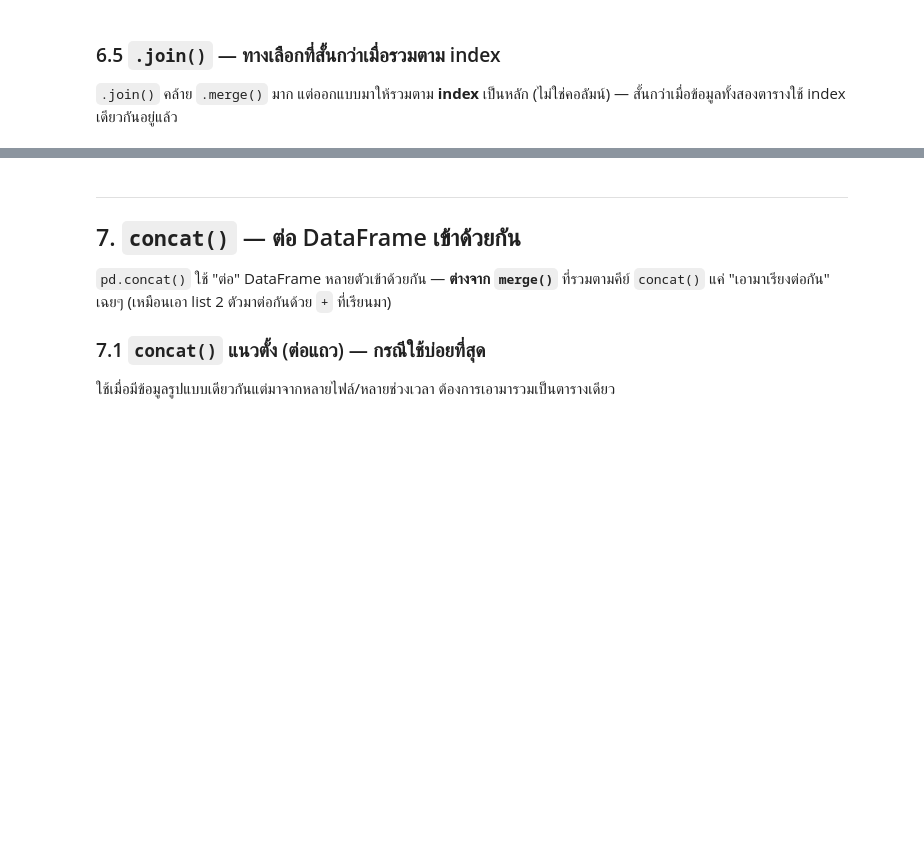
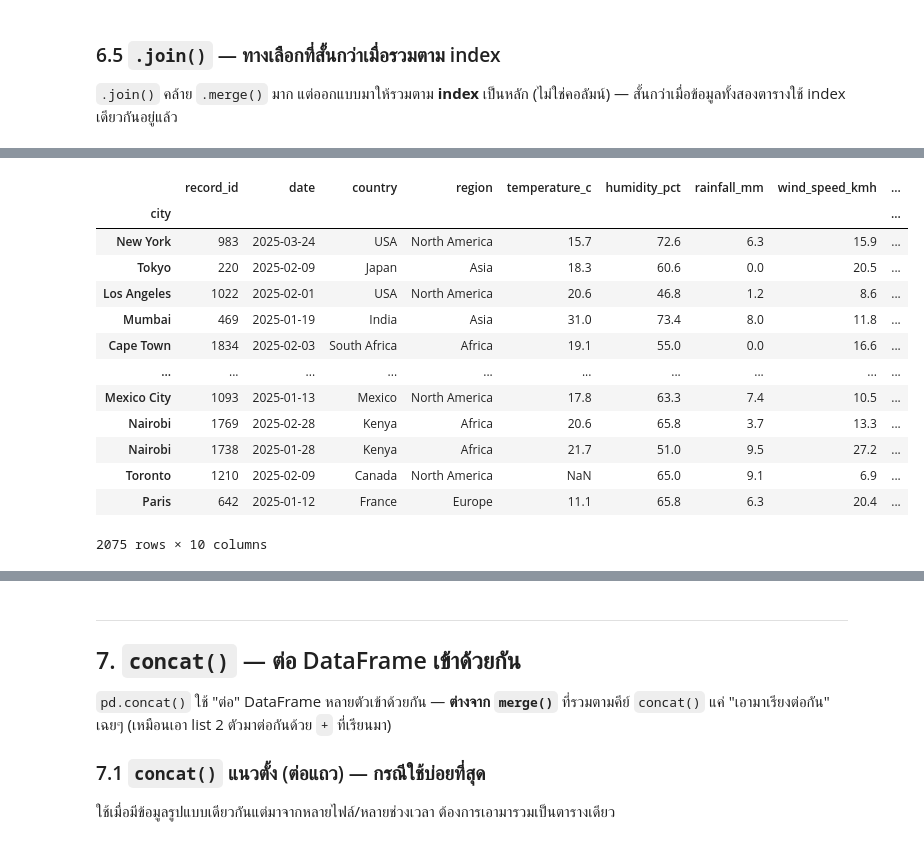
Before and after one commit to phatchariya202/683020589-0_Phatchariya, a Jupyter notebook: Module-A-Notebooks/SC612104_Session09_Pandas_Advanced.ipynb, the cells around one changed output, grey strips where cells are left out. Drawn from its saved outputs; the diff is of its cells as text; code cells hidden in the pictures; blank space fills up the shorter version.

```diff
--- a/Module-A-Notebooks/SC612104_Session09_Pandas_Advanced.ipynb
+++ b/Module-A-Notebooks/SC612104_Session09_Pandas_Advanced.ipynb
@@ -746,3 +895,20 @@ print(f"\nshape สุดท้าย: {full_data.shape}")
+# %%
+df.set_index("city")
+# %% [output]
+|  | record_id | date | country | region | temperature_c | humidity_pct | rainfall_mm | wind_speed_kmh | ... |
+| city |  |  |  |  |  |  |  |  | ... |
+| New York | 983 | 2025-03-24 | USA | North America | 15.7 | 72.6 | 6.3 | 15.9 | ... |
+| Tokyo | 220 | 2025-02-09 | Japan | Asia | 18.3 | 60.6 | 0.0 | 20.5 | ... |
+| Los Angeles | 1022 | 2025-02-01 | USA | North America | 20.6 | 46.8 | 1.2 | 8.6 | ... |
+| Mumbai | 469 | 2025-01-19 | India | Asia | 31.0 | 73.4 | 8.0 | 11.8 | ... |
+| Cape Town | 1834 | 2025-02-03 | South Africa | Africa | 19.1 | 55.0 | 0.0 | 16.6 | ... |
+| ... | ... | ... | ... | ... | ... | ... | ... | ... | ... |
+| Mexico City | 1093 | 2025-01-13 | Mexico | North America | 17.8 | 63.3 | 7.4 | 10.5 | ... |
+| Nairobi | 1769 | 2025-02-28 | Kenya | Africa | 20.6 | 65.8 | 3.7 | 13.3 | ... |
+| Nairobi | 1738 | 2025-01-28 | Kenya | Africa | 21.7 | 51.0 | 9.5 | 27.2 | ... |
+| Toronto | 1210 | 2025-02-09 | Canada | North America | NaN | 65.0 | 9.1 | 6.9 | ... |
+| Paris | 642 | 2025-01-12 | France | Europe | 11.1 | 65.8 | 6.3 | 20.4 | ... |
+2075 rows × 10 columns
 # %%
 city_info_indexed = city_info.set_index("city")[["population_millions", "timezone"]]
 df_indexed = df.set_index("city")
```
Also changed, not shown: parts of 12 cells of this notebook.
